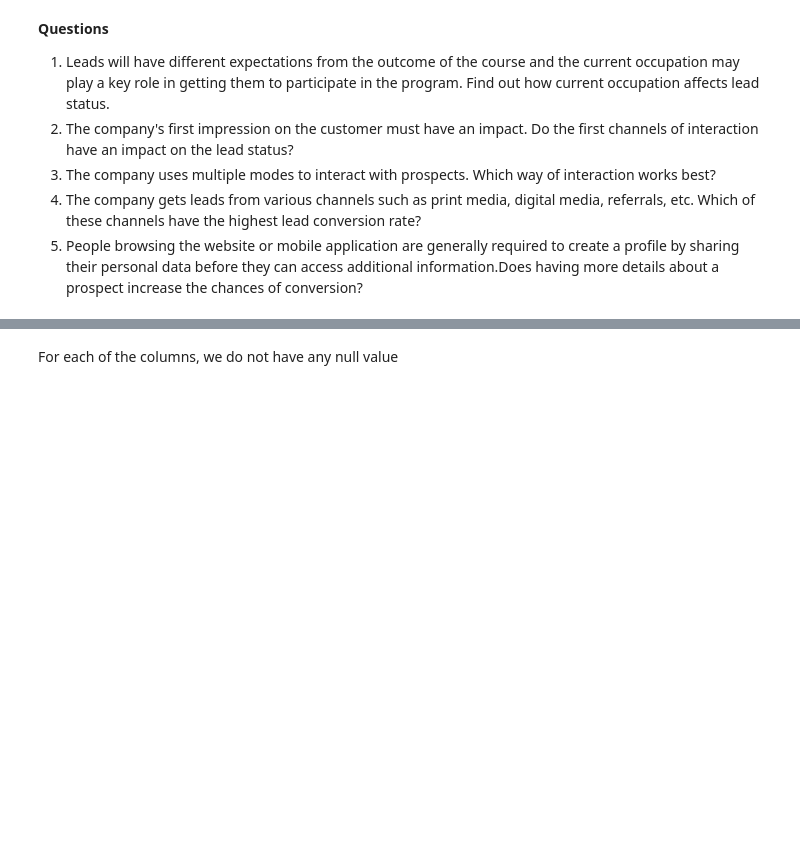
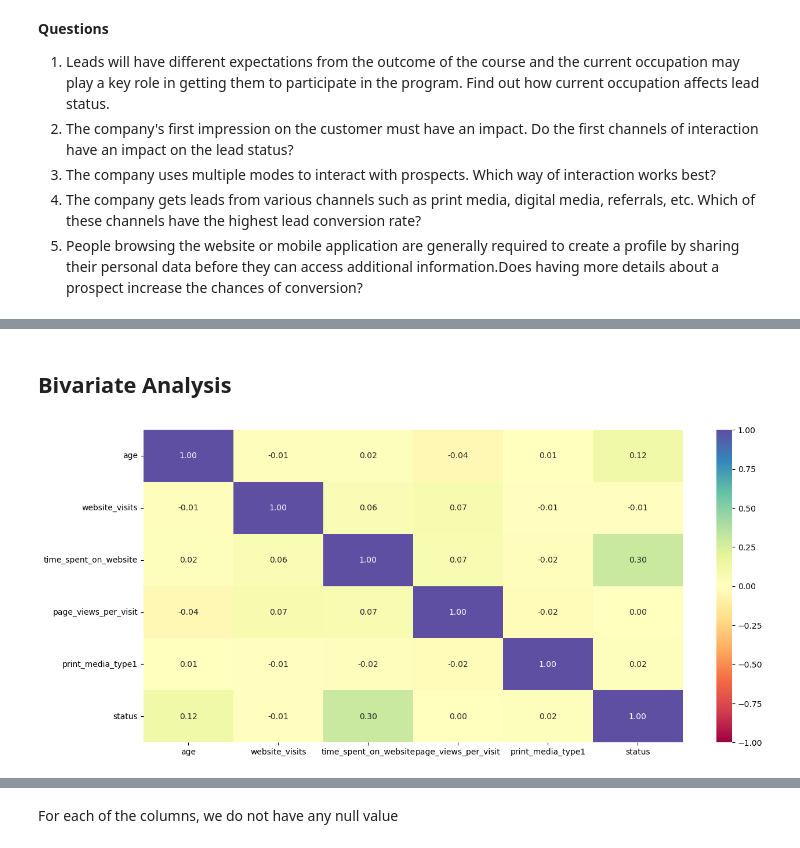
Before and after one commit to Tsungie/Classification-and-Hypothesis-Testing, a Jupyter notebook: Learner+Notebook+-+Full+Code+Version+-+Potential+Customers+Prediction.ipynb, the cells around one changed output, grey strips where cells are left out. Drawn from its saved outputs; the diff is of its cells as text; code cells hidden in the pictures; blank space fills up the shorter version.

```diff
--- a/Learner+Notebook+-+Full+Code+Version+-+Potential+Customers+Prediction.ipynb
+++ b/Learner+Notebook+-+Full+Code+Version+-+Potential+Customers+Prediction.ipynb
@@ -376,0 +403,6 @@ dtype: int64
+# %%
+# we are dropping the ID because we will not use it
+data.drop(["ID"], axis=1, inplace=True)
+# %%
+data["print_media_type1"].replace("No", 0, inplace=True)
+data["print_media_type1"].replace("Yes", 1, inplace=True)
@@ -376,0 +503,10 @@ dtype: int64
+# %% [markdown]
+## **Bivariate Analysis**
+# %%
+data = data.select_dtypes(exclude=[object])
+# %%
+plt.figure(figsize=(15, 7))
+sns.heatmap(data.corr(), annot=True, vmin=-1, vmax=1, fmt=".2f", cmap="Spectral")
+plt.show()
+# %% [output]
+[figure, added]
```
Also changed, not shown: parts of 128 cells of this notebook.
